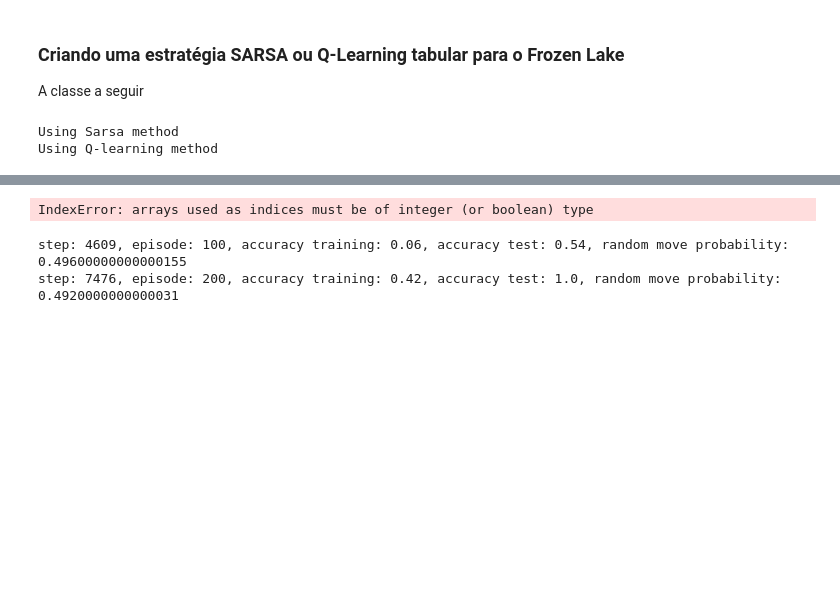
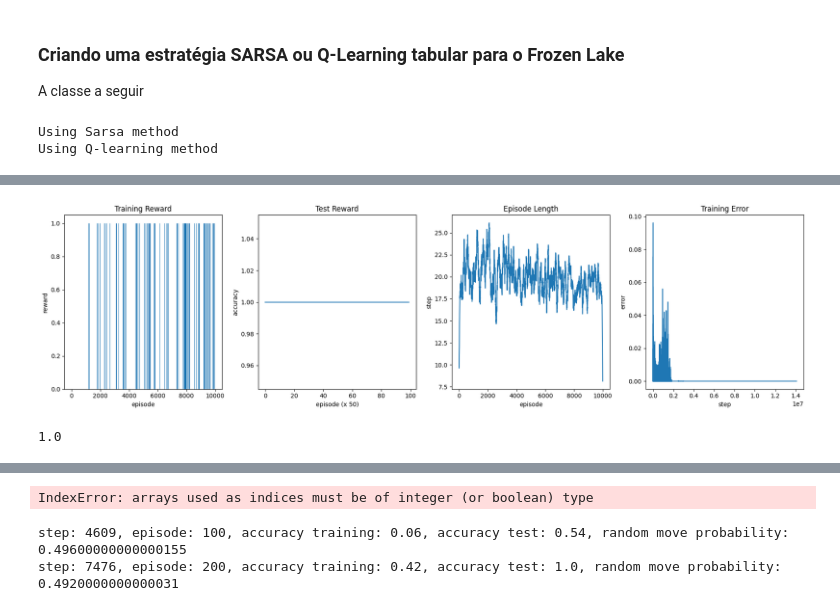
Before and after one commit to eduardoplima/rl-imd, a Jupyter notebook: relatorio_aprendizado_reforco.ipynb, the cells around one changed output, grey strips where cells are left out. Saved outputs shown, nothing was run; the diff lists cells and outputs as text; code cells hidden in the pictures; blank space fills up the shorter version.

```diff
--- a/relatorio_aprendizado_reforco.ipynb
+++ b/relatorio_aprendizado_reforco.ipynb
@@ -296,7 +296,7 @@ def record_trained_video(agent, video_file, num_steps):
 
     video.close()
 # %%
-def save_imgs(agent, rewards, accuracies, steps, filename):
+def save_imgs(training_error, rewards, accuracies, steps, filename):
   rolling_length = 100
   fig, axs = plt.subplots(ncols=4, figsize=(18, 5))
   axs[0].set_title("Training Reward")
@@ -318,7 +318,7 @@ def save_imgs(agent, rewards, accuracies, steps, filename):
   axs[3].set_title("Training Error")
   axs[3].set_xlabel('step')
   axs[3].set_ylabel('error')
-  training_error_moving_average = np.convolve(np.array(agent.training_error), np.ones(rolling_length), mode="same") / rolling_length
+  training_error_moving_average = np.convolve(np.array(training_error), np.ones(rolling_length), mode="same") / rolling_length
   axs[3].plot(range(len(training_error_moving_average)), training_error_moving_average)
 
   plt.tight_layout()
@@ -425,7 +425,7 @@ Using Q-learning method
 # %%
 from itertools import product
 # %%
-alphas = [0.1, 0.2, 0.3, 0.4, 0.5, 0.6, 0.7, 0.8, 0.9]
-epsilons = [0.1, 0.2, 0.3, 0.4, 0.5, 0.6, 0.7, 0.8, 0.9]
-gammas = [0.1, 0.2, 0.3, 0.4, 0.5, 0.6, 0.7, 0.8, 0.9]
+alphas = [0.2, 0.5, 0.9]
+epsilons = [0.2, 0.5, 0.9]
+gammas = [0.2, 0.5, 0.9]
 # %%
@@ -490,0 +510,4 @@ pd.concat([df_experiments, pd.DataFrame({'alpha': [alpha],
+# %%
+df_experiments['mean_accuracy'] = df_experiments['accuracy'].apply(lambda x: sum(x)/len(x))
+df_experiments['mean_error'] = df_experiments['error'].apply(lambda x: sum(x)/len(x))
+df_experiments['mean_steps'] = df_experiments['steps'].apply(lambda x: sum(x)/len(x))
@@ -490,0 +558,5 @@ pd.concat([df_experiments, pd.DataFrame({'alpha': [alpha],
+# %%
+save_imgs(df_experiments.iloc[0].error, df_experiments.iloc[0].rewards, df_experiments.iloc[161].accuracy, df_experiments.iloc[161].steps,
+          f'{df_experiments.iloc[161].agent}_{alpha}_{epsilon}.png')
+# %% [output]
+[figure, added]
@@ -490,0 +566,4 @@ pd.concat([df_experiments, pd.DataFrame({'alpha': [alpha],
+# %%
+sum(df_experiments.iloc[1].accuracy)/len(df_experiments.iloc[1].accuracy)
+# %% [output]
+1.0
```
Also changed, not shown: parts of 11 cells of this notebook.
